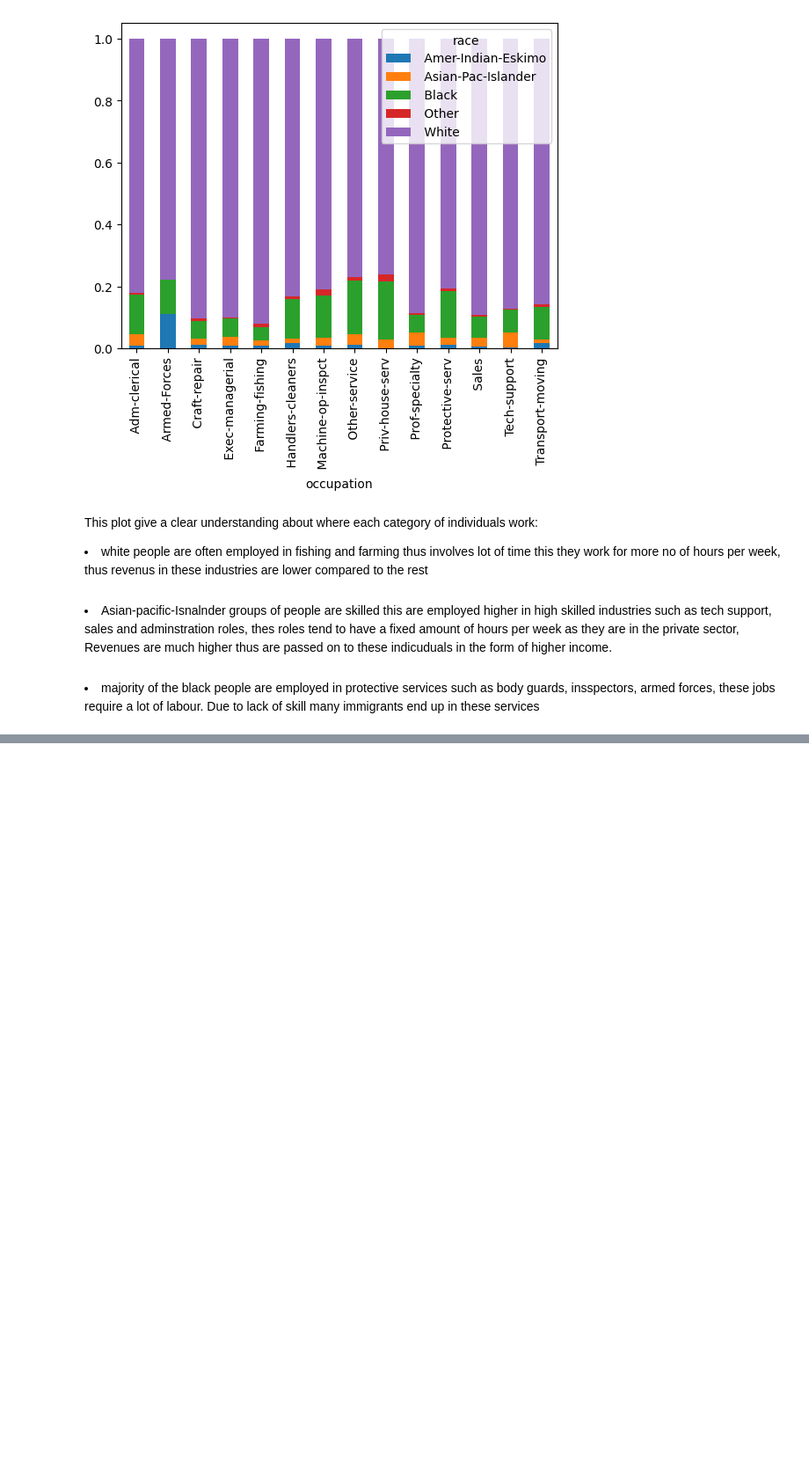
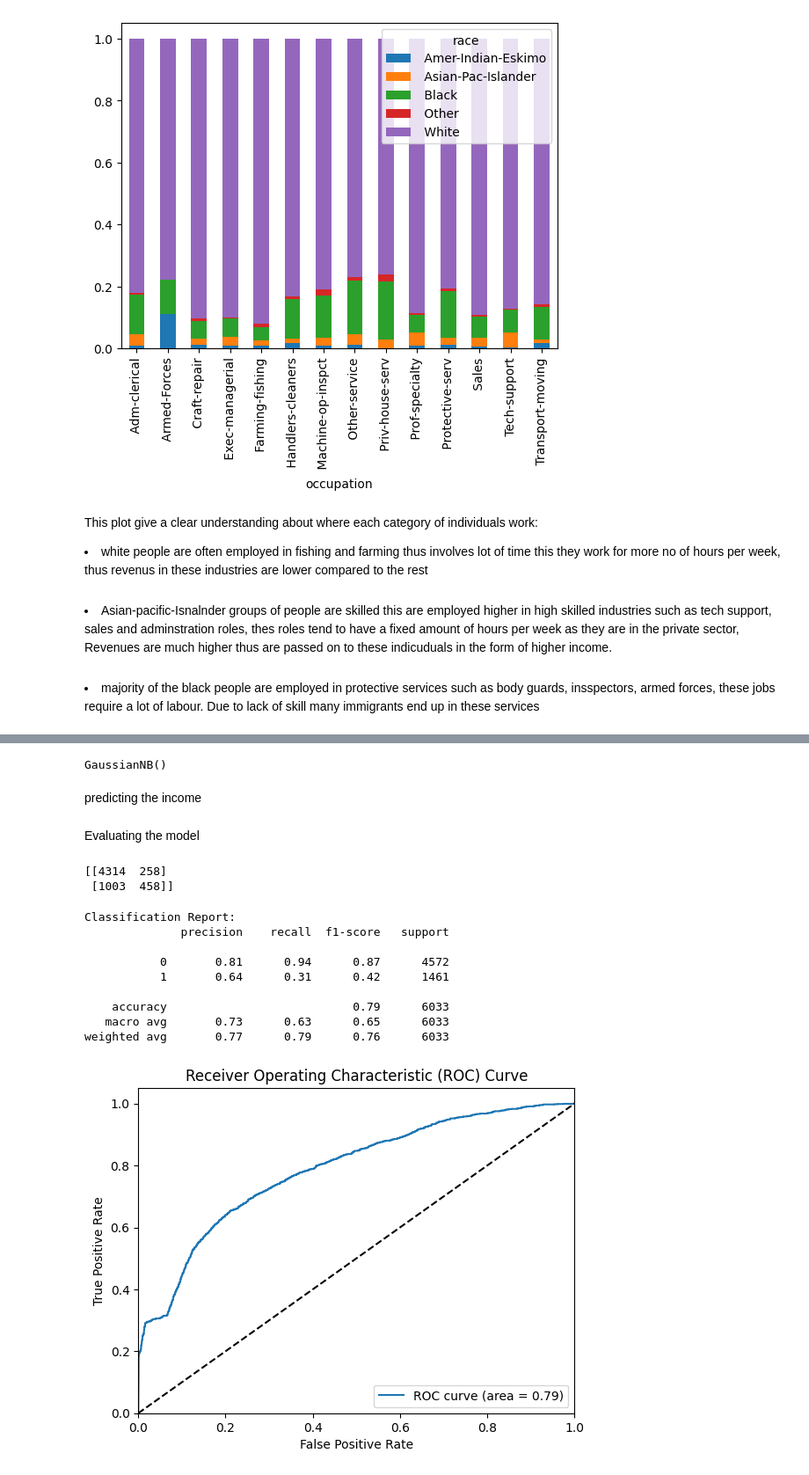
Before and after one commit to hammaadrizwan/Income-Classifier-using-Ensemble-algorithm, a Jupyter notebook: Notebook.ipynb, the cells around one changed output, grey strips where cells are left out. Shown at 88% size. Cells and saved outputs as stored; diff of their text form; code cells hidden in the pictures; blank space fills up the shorter version.

Commit message:
naive bayes algorithm gaussian completed

```diff
--- a/Notebook.ipynb
+++ b/Notebook.ipynb
@@ -338,0 +366,18 @@ This plot give a clear understanding about where each category of individuals wo
+# %%
+import pandas as pd
+import numpy as np
+from sklearn.model_selection import train_test_split
+from sklearn.preprocessing import StandardScaler
+import matplotlib.pyplot as plt
+
+data = pd.read_csv('Data/cleaned_adult_data.csv')
+x=data.iloc[:, [2,4,10,11,12]].values
+y=data.iloc[:, 14].values
+
+from sklearn.model_selection import train_test_split
+x_train, x_test, y_train, y_test = train_test_split(x, y, test_size = 0.2)
+
+from sklearn.preprocessing import StandardScaler
+sc = StandardScaler()
+x_train = sc.fit_transform(x_train)
+x_test = sc.transform(x_test)
@@ -338,0 +386,49 @@ This plot give a clear understanding about where each category of individuals wo
+# %%
+# Fitting Naive Bayes to the Training set
+from sklearn.naive_bayes import GaussianNB
+classifier = GaussianNB()
+classifier.fit(x_train, y_train)
+# %% [output]
+GaussianNB()
+# %% [markdown]
+predicting the income
+# %%
+y_pred = classifier.predict(x_test)
+# %% [markdown]
+Evaluating the model
+# %%
+from sklearn.metrics import confusion_matrix
+cm = confusion_matrix(y_test, y_pred)
+print(cm)
+# %% [output]
+[[4314  258]
+ [1003  458]]
+# %%
+from sklearn.metrics import classification_report, roc_curve, roc_auc_score
+print("Classification Report:")
+print(classification_report(y_test, y_pred))
+
+# ROC Curve
+y_prob = classifier.predict_proba(x_test)[:, 1]
+fpr, tpr, thresholds = roc_curve(y_test, y_prob)
+plt.figure()
+plt.plot(fpr, tpr, label='ROC curve (area = %0.2f)' % roc_auc_score(y_test, y_prob))
+plt.plot([0, 1], [0, 1], 'k--')
+plt.xlim([0.0, 1.0])
+plt.ylim([0.0, 1.05])
+plt.xlabel('False Positive Rate')
+plt.ylabel('True Positive Rate')
+plt.title('Receiver Operating Characteristic (ROC) Curve')
+plt.legend(loc="lower right")
+plt.show()
+# %% [output]
+Classification Report:
+              precision    recall  f1-score   support
+
+           0       0.81      0.94      0.87      4572
+           1       0.64      0.31      0.42      1461
+
+    accuracy                           0.79      6033
+   macro avg       0.73      0.63      0.65      6033
+weighted avg       0.77      0.79      0.76      6033
+[figure, added]
```
Also changed, not shown: parts of 21 cells of this notebook, 2 other files.
